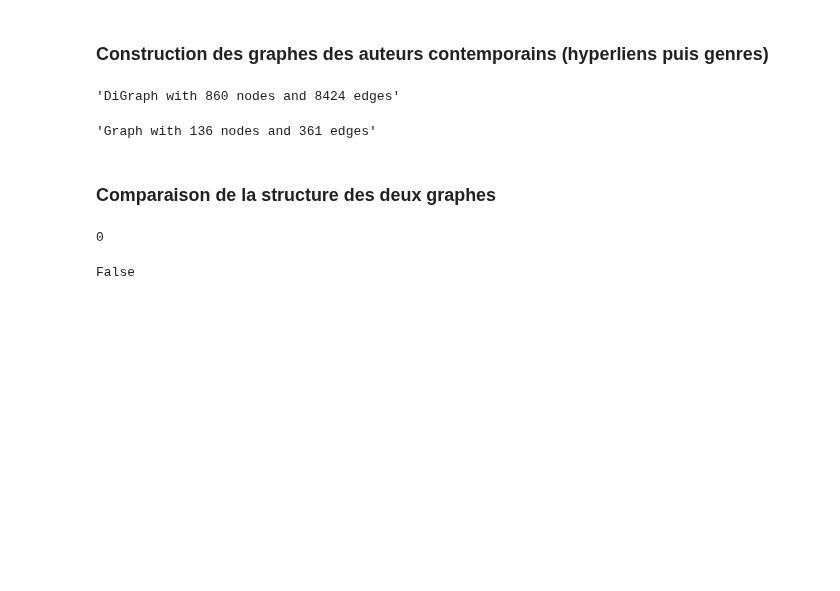
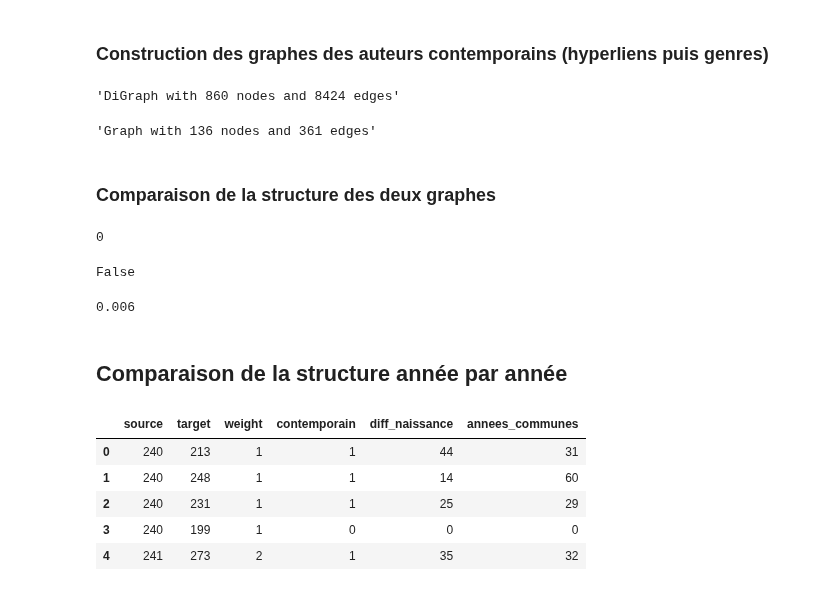
Before and after one commit to ChabiMax/author_network, a Jupyter notebook: Code/Graph_from_raw_data_Mat.ipynb, the cells around one changed output. Drawn from its saved outputs; the diff is of its cells as text; code cells hidden in the pictures; blank space fills up the shorter version.

```diff
--- a/Code/Graph_from_raw_data_Mat.ipynb
+++ b/Code/Graph_from_raw_data_Mat.ipynb
@@ -446,3 +442,49 @@ False
 # %%
 # Not run: utilise toute la RAM puis plante
 # nx.graph_edit_distance(UGraphAuthorContemp, GraphGenreContemp)
+# %%
+jaccard_similarity(UGraphAuthorContemp.edges(), GraphGenreContemp.edges()) # les liens des graphes sont très peu similaires
+# %% [output]
+0.006
+# %% [markdown]
+## Comparaison de la structure année par année
+# %%
+df_18 = df[df["date_naissance"] > 1675]
+df_18 = df_18[df_18["date_naissance"] < 1775]
+# %%
+df = df_18
+id = 0 # Initialisation
+id_link = id
+link_table = dict()
+
+for source in df.index :
+  if df.iloc[id]['type'] == "auteur":
+    for i in range(len(df.iloc[id]['network_interauteur'])):
+      target = df.iloc[id]['network_interauteur'][i]
+      link_table[id_link] = {'source' : source, 'target' : target}
+      weight = df.iloc[id]['poids_liens_interauteur'][i]
+      link_table[id_link]['weight'] = weight
+      if target in df.iloc[id]['contemporain'] :
+        index_contemp = df.iloc[id]['contemporain'].index(target)
+        contemporain = 1
+        diff_naissance = df.iloc[id]['poids_contempo_diff_naissance'][index_contemp]
+        annees_communes = df.iloc[id]['poids_contempo_annees_communes'][index_contemp]
+      else:
+        contemporain = 0
+        diff_naissance = 0
+        annees_communes = 0
+      link_table[id_link]['contemporain'] = contemporain
+      link_table[id_link]['diff_naissance'] = diff_naissance
+      link_table[id_link]['annees_communes'] = annees_communes
+      id_link +=1
+    id += 1
+# %%
+edge_links_18 = pd.DataFrame(link_table).T
+edge_links_18.head()
+# %% [output]
+|  | source | target | weight | contemporain | diff_naissance | annees_communes |
+| 0 | 240 | 213 | 1 | 1 | 44 | 31 |
+| 1 | 240 | 248 | 1 | 1 | 14 | 60 |
+| 2 | 240 | 231 | 1 | 1 | 25 | 29 |
+| 3 | 240 | 199 | 1 | 0 | 0 | 0 |
+| 4 | 241 | 273 | 2 | 1 | 35 | 32 |
```
Also changed, not shown: parts of 78 cells of this notebook.
